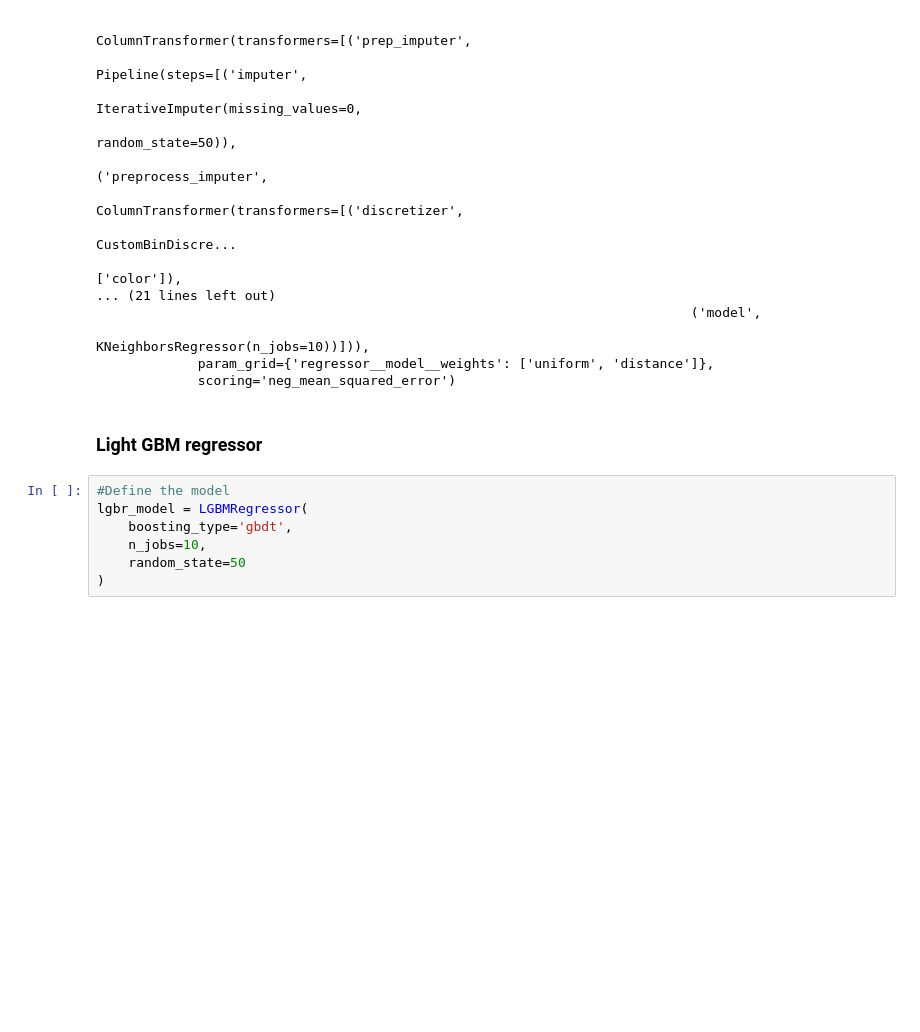
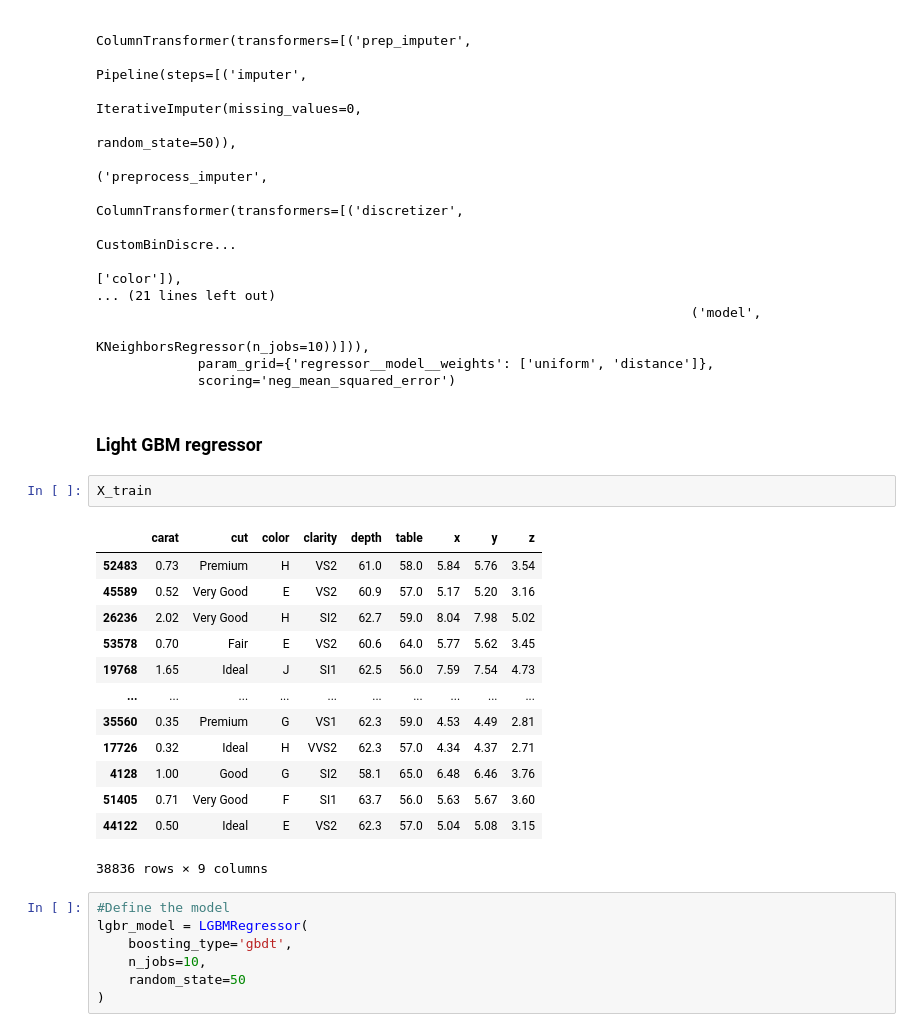
Before and after one commit to SPariente/diamond_price_estimation, a Jupyter notebook: 2_model_selection.ipynb, the cells around one changed output. Cells and saved outputs as stored; diff of their text form; blank space fills up the shorter version.

```diff
--- a/2_model_selection.ipynb
+++ b/2_model_selection.ipynb
@@ -385,6 +385,22 @@ GridSearchCV(cv=5,
              scoring='neg_mean_squared_error')
 # %% [markdown]
 ### Light GBM regressor
+# %%
+X_train
+# %% [output]
+|  | carat | cut | color | clarity | depth | table | x | y | z |
+| 52483 | 0.73 | Premium | H | VS2 | 61.0 | 58.0 | 5.84 | 5.76 | 3.54 |
+| 45589 | 0.52 | Very Good | E | VS2 | 60.9 | 57.0 | 5.17 | 5.20 | 3.16 |
+| 26236 | 2.02 | Very Good | H | SI2 | 62.7 | 59.0 | 8.04 | 7.98 | 5.02 |
+| 53578 | 0.70 | Fair | E | VS2 | 60.6 | 64.0 | 5.77 | 5.62 | 3.45 |
+| 19768 | 1.65 | Ideal | J | SI1 | 62.5 | 56.0 | 7.59 | 7.54 | 4.73 |
+| ... | ... | ... | ... | ... | ... | ... | ... | ... | ... |
+| 35560 | 0.35 | Premium | G | VS1 | 62.3 | 59.0 | 4.53 | 4.49 | 2.81 |
+| 17726 | 0.32 | Ideal | H | VVS2 | 62.3 | 57.0 | 4.34 | 4.37 | 2.71 |
+| 4128 | 1.00 | Good | G | SI2 | 58.1 | 65.0 | 6.48 | 6.46 | 3.76 |
+| 51405 | 0.71 | Very Good | F | SI1 | 63.7 | 56.0 | 5.63 | 5.67 | 3.60 |
+| 44122 | 0.50 | Ideal | E | VS2 | 62.3 | 57.0 | 5.04 | 5.08 | 3.15 |
+38836 rows × 9 columns
 # %%
 #Define the model
 lgbr_model = LGBMRegressor(
```
Also changed, not shown: parts of 8 cells of this notebook.
